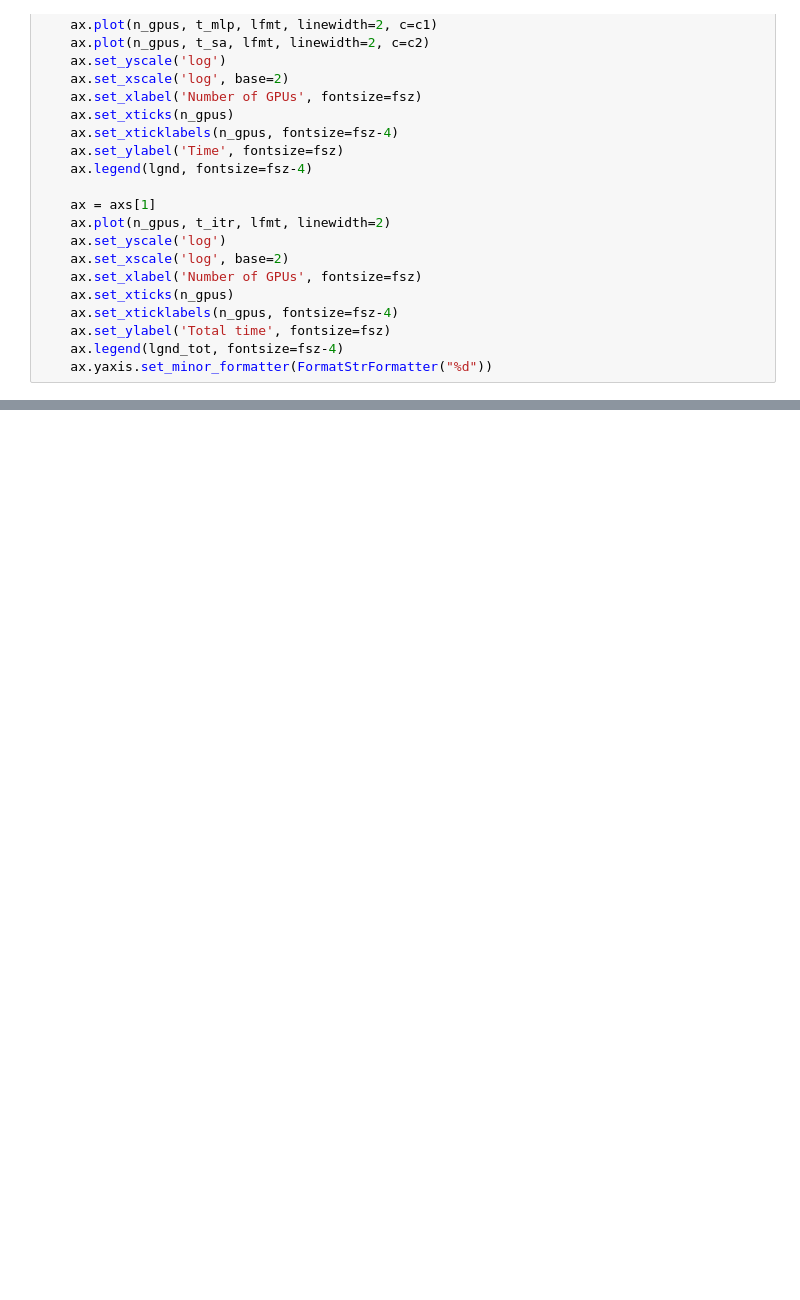
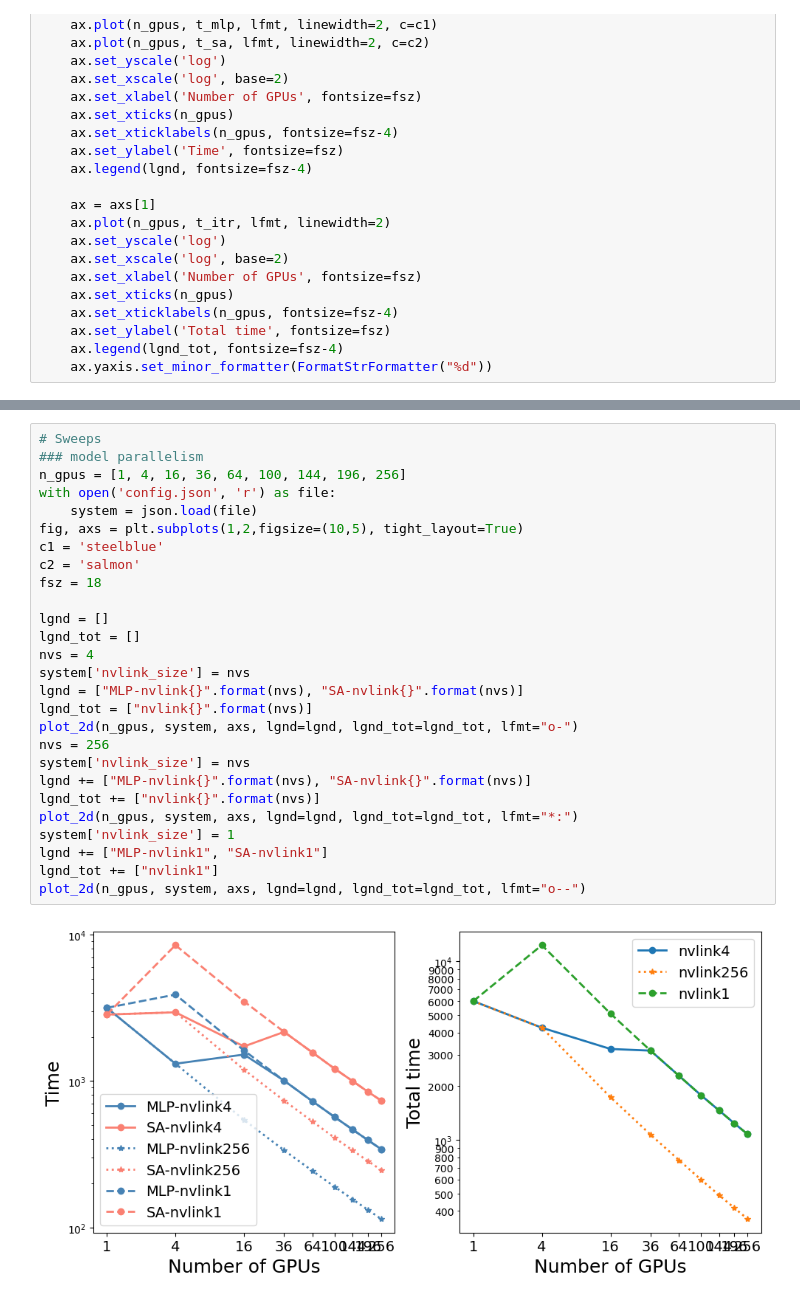
Before and after one commit to ShashankSubramanian/transformer-perf-estimates, a Jupyter notebook: transformers.ipynb, the cells around one changed output, grey strips where cells are left out. Drawn from its saved outputs; the diff is of its cells as text; blank space fills up the shorter version.

```diff
--- a/transformers.ipynb
+++ b/transformers.ipynb
@@ -216,0 +276,29 @@ plot(n_gpus, system, axs, lgnd=lgnd, lgnd_tot=lgnd_tot, lfmt="o--")
+# %%
+# Sweeps
+### model parallelism
+n_gpus = [1, 4, 16, 36, 64, 100, 144, 196, 256]
+with open('config.json', 'r') as file:
+    system = json.load(file)
+fig, axs = plt.subplots(1,2,figsize=(10,5), tight_layout=True)
+c1 = 'steelblue'
+c2 = 'salmon'
+fsz = 18
+
+lgnd = []
+lgnd_tot = []
+nvs = 4
+system['nvlink_size'] = nvs
+lgnd = ["MLP-nvlink{}".format(nvs), "SA-nvlink{}".format(nvs)]
+lgnd_tot = ["nvlink{}".format(nvs)]
+plot_2d(n_gpus, system, axs, lgnd=lgnd, lgnd_tot=lgnd_tot, lfmt="o-")
+nvs = 256
+system['nvlink_size'] = nvs
+lgnd += ["MLP-nvlink{}".format(nvs), "SA-nvlink{}".format(nvs)]
+lgnd_tot += ["nvlink{}".format(nvs)]
+plot_2d(n_gpus, system, axs, lgnd=lgnd, lgnd_tot=lgnd_tot, lfmt="*:")
+system['nvlink_size'] = 1
+lgnd += ["MLP-nvlink1", "SA-nvlink1"]
+lgnd_tot += ["nvlink1"]
+plot_2d(n_gpus, system, axs, lgnd=lgnd, lgnd_tot=lgnd_tot, lfmt="o--")
+# %% [output]
+[figure, added]
```
Also changed, not shown: parts of 5 cells of this notebook, 1 other file.
